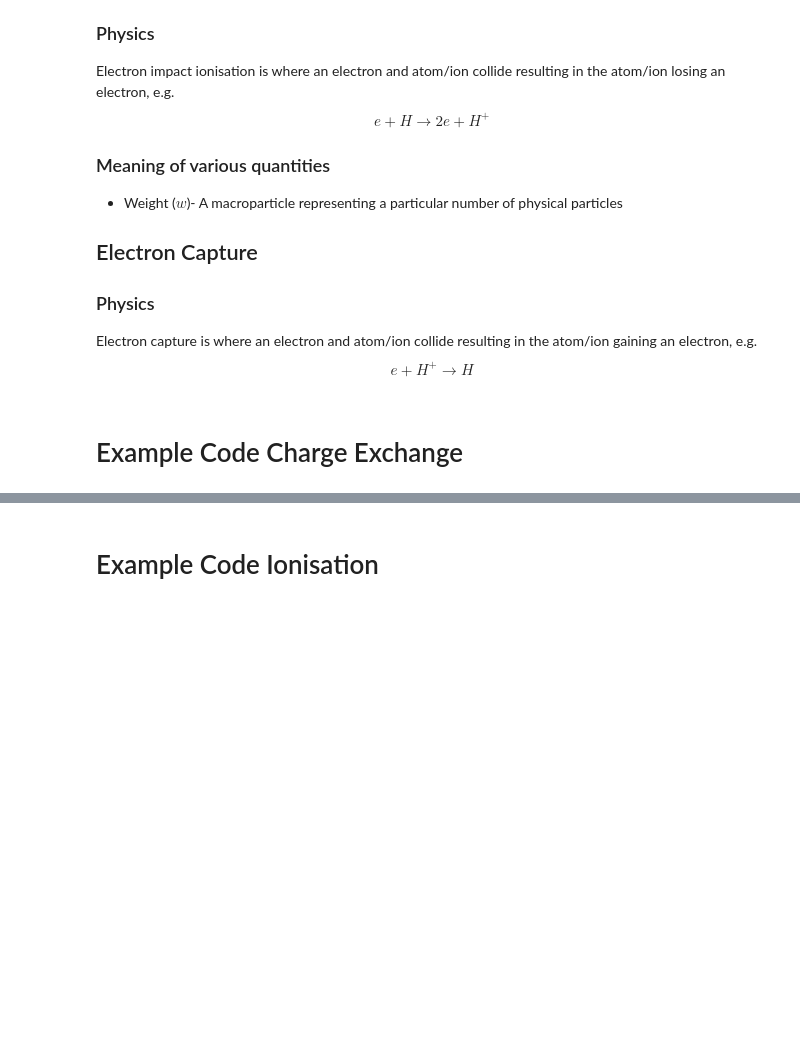
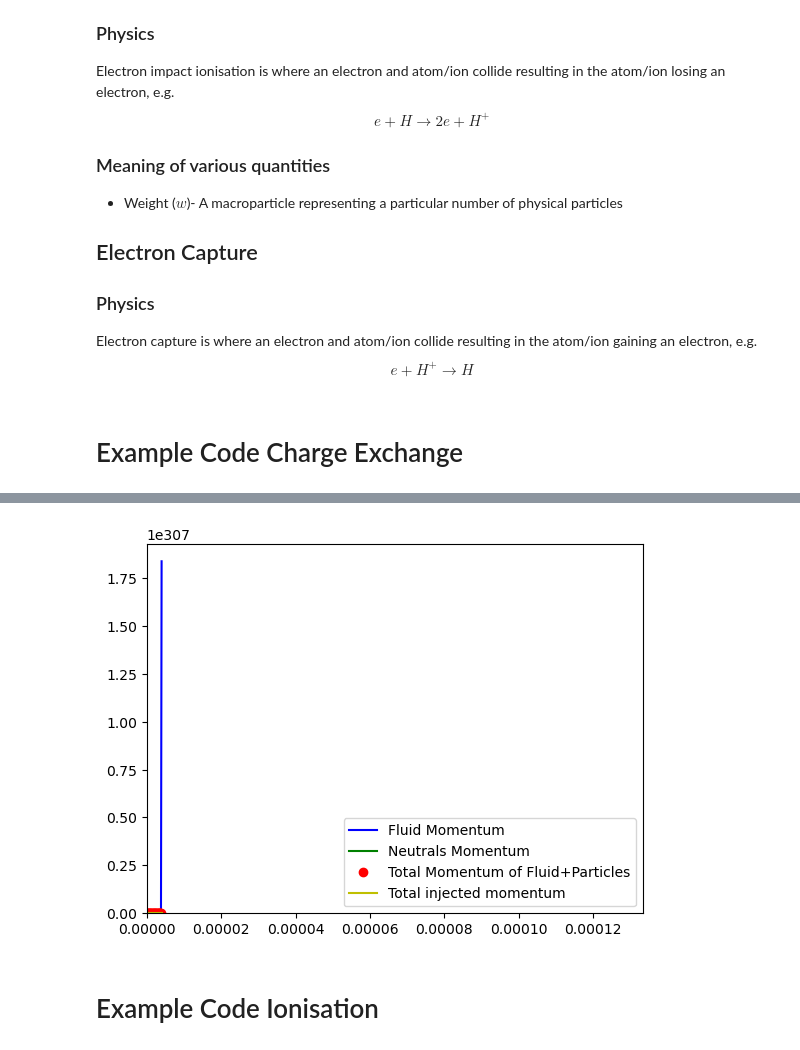
Before and after one commit to mbukaea/Atomic-Physics-In-Plasmas-Notes, a Jupyter notebook: test.ipynb, the cells around one changed output, grey strips where cells are left out. Drawn from its saved outputs; the diff is of its cells as text; code cells hidden in the pictures; blank space fills up the shorter version.

```diff
--- a/test.ipynb
+++ b/test.ipynb
@@ -100,66 +59,70 @@ plt.show()
 # %%
-import matplotlib
-import matplotlib.pyplot as plt
+import matplotlib.pyplot as plt #Used for plotting
 import numpy as np #Used for normal distribution
-import unittest
+import unittest #Used for unit testing of code
 
 R_CE = 5E-14 #Units m^3 s^-1
-w = 1E+16
+w = 1E+16 #No units
 dt = 1.66667e-07 #Units Seconds
-timestep=0
-particles=3e18;
-max_timesteps=800
+timestep=1 #No units
+max_neutrals_density=3e18;
+max_timesteps=800 #No units
 fluid_velocity_sd=0.0
 
-mass_of_single_neutral=1.0
-mass_of_single_ion=1.0
+mass_of_single_neutral=1.0 #Nektar units
+mass_of_single_ion=1.0 #Nektar units
 
-fluid_velocity=np.full(max_timesteps+1,0.0)
-fluid_momentum=np.full(max_timesteps+1,0.0)
+fluid_velocity=np.full(max_timesteps+1,0.0) #Nektar Units
+fluid_momentum=np.full(max_timesteps+1,0.0) #Nektar Units
 
-neutrals_velocity=np.full(max_timesteps+1,0.5)
-n_ions=particles
-k_n_to_nektar=3.33333e-19
-dt_nektar=0.005
-neutrals_momentum=np.zeros(max_timesteps+1)
-time=np.zeros(max_timesteps+1)
-total_momentum_injected=np.zeros(max_timesteps+1)
+neutrals_velocity=np.full(max_timesteps+1,0.5) #Nektar Units
+ion_density=max_neutrals_density #Units SI
 
-while timestep < max_timesteps:
-    if timestep < 101:
-        n_neutrals=timestep*particles/100.0
-    if timestep==0:
-        total_momentum_injected[timestep]=0.0
-    if timestep>0 and timestep<101:
-        total_momentum_injected[timestep]=total_momentum_injected[timestep-1] + mass_of_single_neutral*(particles/100.0)*neutrals_velocity[timestep]*k_n_to_nektar
-    if timestep>100:
+k_n_to_nektar=3.33333e-19 #Conversion factor from SI to nektar units
+dt_nektar=0.005 #Timestep in Nektar units
+neutrals_momentum=np.zeros(max_timesteps+1) #Nektar units
+time=np.zeros(max_timesteps+1) #Time in Nektar Units
+total_momentum_injected=np.zeros(max_timesteps+1) #Nektar Units
+
+particle_injection_timestep_cutoff=100 #Timestep at which code stops injecting particles
+
+while timestep <= max_timesteps:
+    if timestep <= particle_injection_timestep_cutoff:
+        neutrals_density=timestep*max_neutrals_density/float(particle_injection_timestep_cutoff)
+
+    if timestep<= particle_injection_timestep_cutoff:
+        injected_number_particles=(max_neutrals_density/float(particle_injection_timestep_cutoff))
+        dp_injected=mass_of_single_neutral*injected_number_particles*neutrals_velocity[timestep]*k_n_to_nektar
+        total_momentum_injected[timestep]=total_momentum_injected[timestep-1] + dp_injected
+    if timestep>particle_injection_timestep_cutoff:
         total_momentum_injected[timestep]=total_momentum_injected[timestep-1]
 
-    time[timestep]=timestep
+    time[timestep]=timestep*dt
+    #Units dw
+    #=[m^3 s^-1]*[unitless]*[m^-3]*[s]
+    #=[Unitless]
+    dw = R_CE*w*neutrals_density*dt
 
-    dw = R_CE*w*n_ions*dt
+    #Units neutrals_momentum (nektar_units)
+    #=[nektar_units_mass]*[nektar_units_velocity]*[SI_units_number_density]*[conversion_factor_SI_to_nektar_for_density]
+    neutrals_momentum[timestep]=mass_of_single_neutral*neutrals_velocity[timestep]*neutrals_density*k_n_to_nektar
 
-    neutrals_momentum[timestep]=mass_of_single_neutral*neutrals_velocity[timestep]*n_neutrals*k_n_to_nektar
-
-    fluid_velocity[timestep]=fluid_momentum[timestep]/(mass_of_single_ion*k_n_to_nektar*n_ions)
-
+    #Units fluid_velocit (nektar_units)
+    #=[nektar_units_momentum]*[1/nektar_mass_units]*[1/(SI_units_number_density)]*[1/(conversion_factor_SI_to_nektar_for_density)]
+    fluid_velocity[timestep]=fluid_momentum[timestep]/(mass_of_single_ion*ion_density*k_n_to_nektar)
     random_fluid_velocity=np.random.normal(fluid_velocity[timestep],fluid_velocity_sd,size=None)
 
+    #Units dp_tot
+    #=[unitless]*[nektar_units_mass]*[nektar_units_velocity]
     dp_tot = dw*(- mass_of_single_neutral*neutrals_velocity[timestep] + mass_of_single_ion*random_fluid_velocity);
 
-    if timestep==0:
-        neutrals_velocity[timestep+1]=neutrals_velocity[timestep]
-    if timestep>0:
-        neutrals_velocity[timestep+1]=neutrals_velocity[timestep] + dp_tot/(mass_of_single_neutral*dt_nektar*n_neutrals) #Relook at this line
-    fluid_momentum[timestep+1]=fluid_momentum[timestep] - dp_tot*k_n_to_nektar/dt_nektar
+    print(dw,neutrals_velocity[timestep],random_fluid_velocity,dp_tot)
+    if timestep < max_timesteps:
+        neutrals_velocity[timestep+1]=neutrals_velocity[timestep] + dp_tot/w #Relook at this line
+        fluid_momentum[timestep+1]=fluid_momentum[timestep] - dp_tot*k_n_to_nektar/dt_nektar
+
     timestep=timestep+1
 
-time[timestep]=timestep
-neutrals_velocity[timestep]=neutrals_velocity[timestep-1]
-fluid_velocity[timestep]=fluid_velocity[timestep-1]
-fluid_momentum[timestep]=fluid_momentum[timestep-1]
-neutrals_momentum[timestep]=neutrals_momentum[timestep-1]
-total_momentum_injected[timestep]=total_momentum_injected[timestep-1]
 
 plt.plot(time, fluid_momentum,'b', label="Fluid Momentum")
 plt.plot(time, neutrals_momentum,'g', label="Neutrals Momentum")
@@ -168,7 +131,8 @@ plt.plot(time, neutrals_momentum+fluid_momentum,'ro', label="Total Momentum of F
 plt.plot(time, total_momentum_injected,'y', label="Total injected momentum")
 
 plt.axvline(x = 100, color = 'k', linestyle='--')
-
+plt.xlim([0, max_timesteps*dt])
+plt.ylim(bottom=0)
 plt.legend(loc="lower right")
 plt.show()
 # %% [output]
@@ -176,3 +156,4 @@ Overwriting charge_exchange.py
+[figure, added]
 # %% [markdown]
  # Example Code Ionisation
 # %%
```
Also changed, not shown: parts of 2 cells of this notebook.
